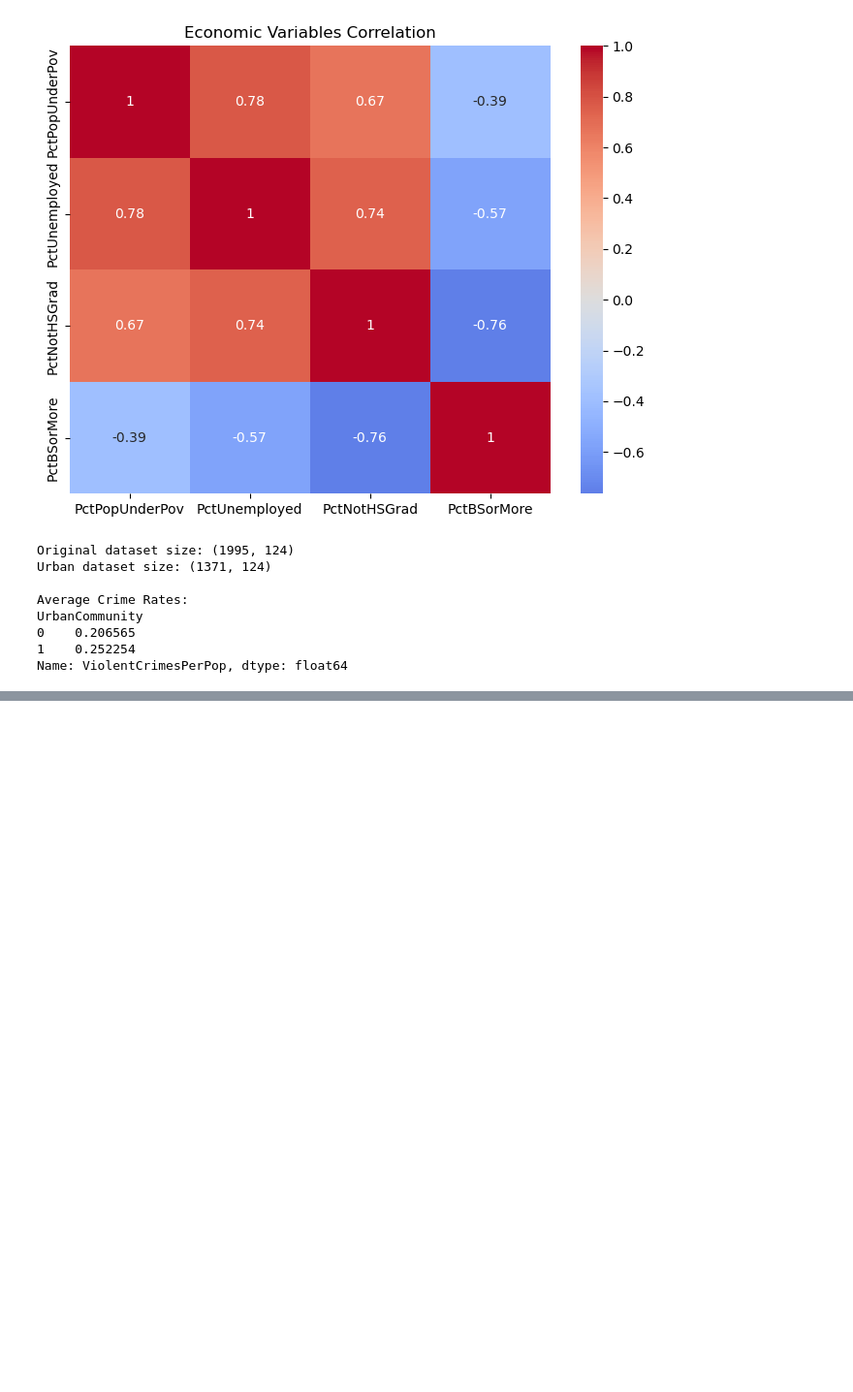
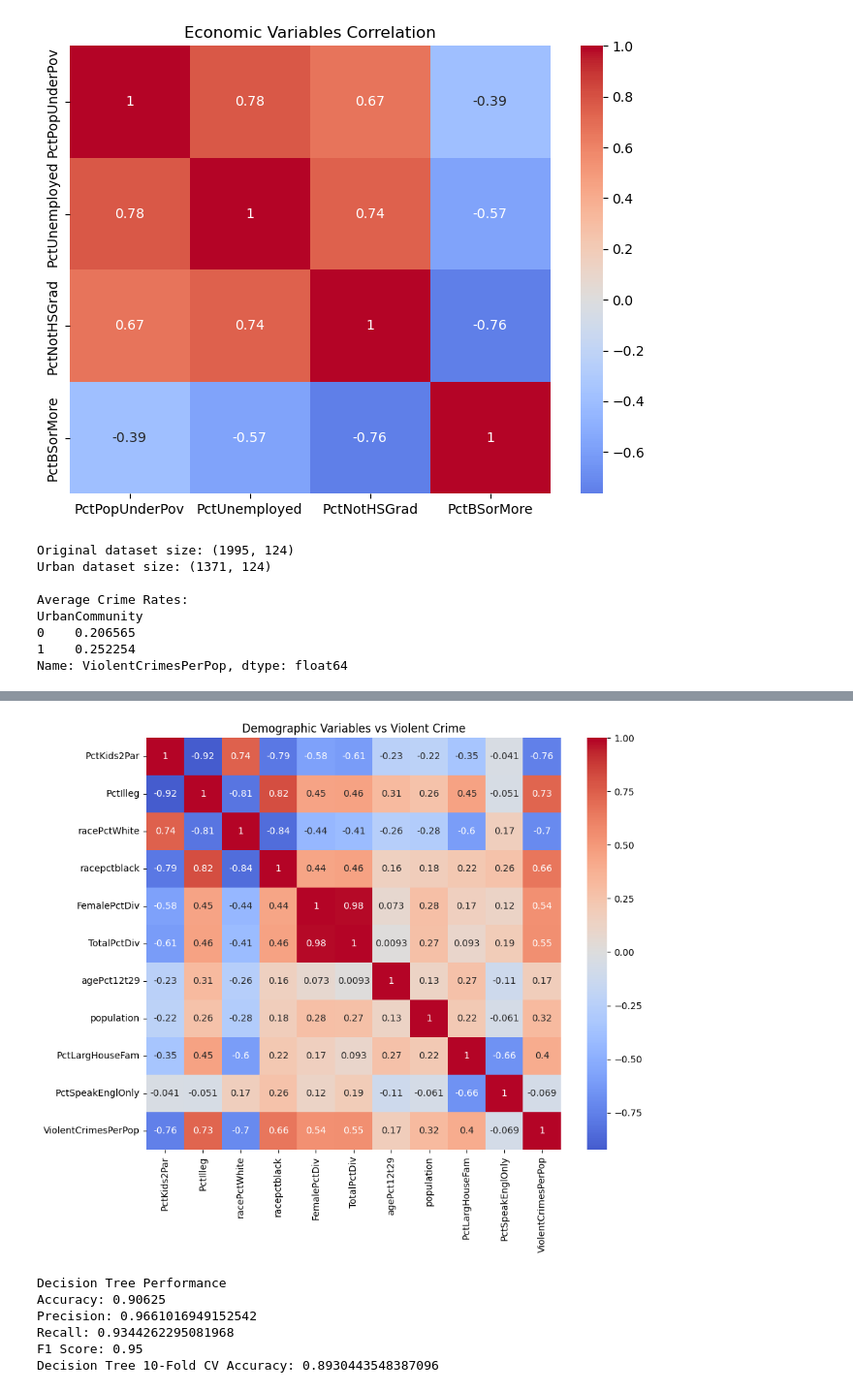
Before and after one commit to nlTyler/urban-crime-statistical-analysis, a Jupyter notebook: 210_Final_1.ipynb, the cells around one changed output, grey strips where cells are left out. Shown at 97% size. Cells and saved outputs as stored; diff of their text form; code cells hidden in the pictures; blank space fills up the shorter version.

```diff
--- a/210_Final_1.ipynb
+++ b/210_Final_1.ipynb
@@ -240,0 +398,72 @@ Name: ViolentCrimesPerPop, dtype: float64
+# %%
+demo_corr = clean_df[demographic_vars + target].corr()
+
+plt.figure(figsize=(10,8))
+sns.heatmap(
+    demo_corr,
+    annot=True,
+    cmap="coolwarm",
+    center=0
+)
+
+plt.title("Demographic Variables vs Violent Crime")
+plt.show()
+# %% [output]
+[figure, added]
+# %%
+#Decision Tree classifyer with clean data:
+# Create High Crime variable
+threshold = 0.1
+
+clean_df['HighCrime'] = (clean_df['ViolentCrimesPerPop'] > threshold).astype(int)
+dirty_df['HighCrime'] = (dirty_df['ViolentCrimesPerPop'] > threshold).astype(int)
+
+#Training:
+X = clean_df[features]
+y = clean_df['HighCrime']
+
+X_train, X_test, y_train, y_test = train_test_split(
+    X,
+    y,
+    test_size=0.2,
+    random_state=42
+)
+
+#DT model
+dt_model = DecisionTreeClassifier(
+    criterion='entropy',
+    random_state=42
+)
+
+dt_model.fit(X_train, y_train)
+
+y_pred_dt = dt_model.predict(X_test)
+
+accuracy_dt = accuracy_score(y_test, y_pred_dt)
+precision_dt = precision_score(y_test, y_pred_dt)
+recall_dt = recall_score(y_test, y_pred_dt)
+f1_dt = f1_score(y_test, y_pred_dt)
+
+print("Decision Tree Performance")
+print("Accuracy:", accuracy_dt)
+print("Precision:", precision_dt)
+print("Recall:", recall_dt)
+print("F1 Score:", f1_dt)
+
+#10-fold cross validation
+dt_cv_accuracy = cross_val_score(
+    dt_model,
+    X,
+    y,
+    cv=10,
+    scoring='accuracy'
+)
+
+print("Decision Tree 10-Fold CV Accuracy:", dt_cv_accuracy.mean())
+# %% [output]
+Decision Tree Performance
+Accuracy: 0.90625
+Precision: 0.9661016949152542
+Recall: 0.9344262295081968
+F1 Score: 0.95
+Decision Tree 10-Fold CV Accuracy: 0.8930443548387096
```
Also changed, not shown: parts of 9 cells of this notebook.
